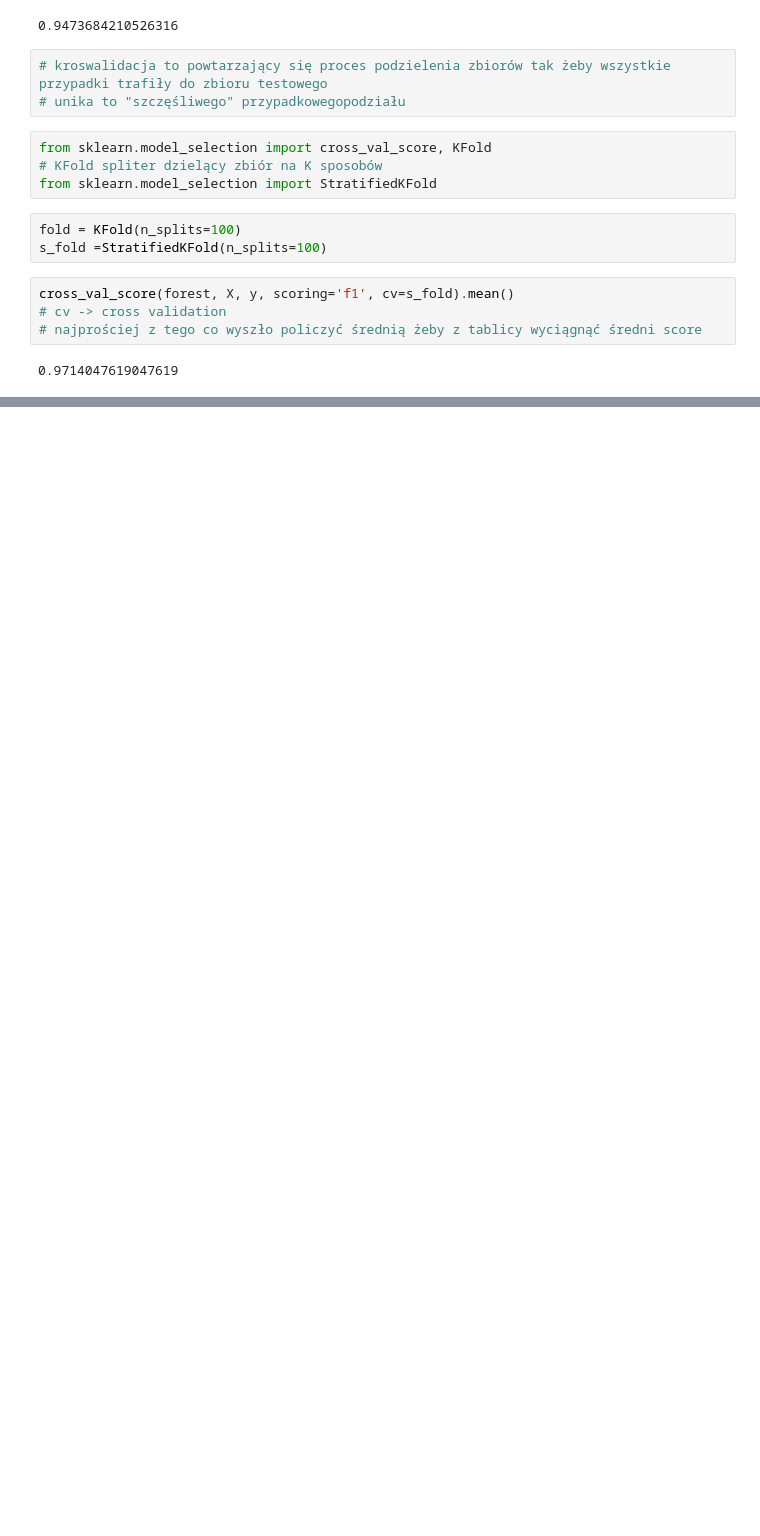
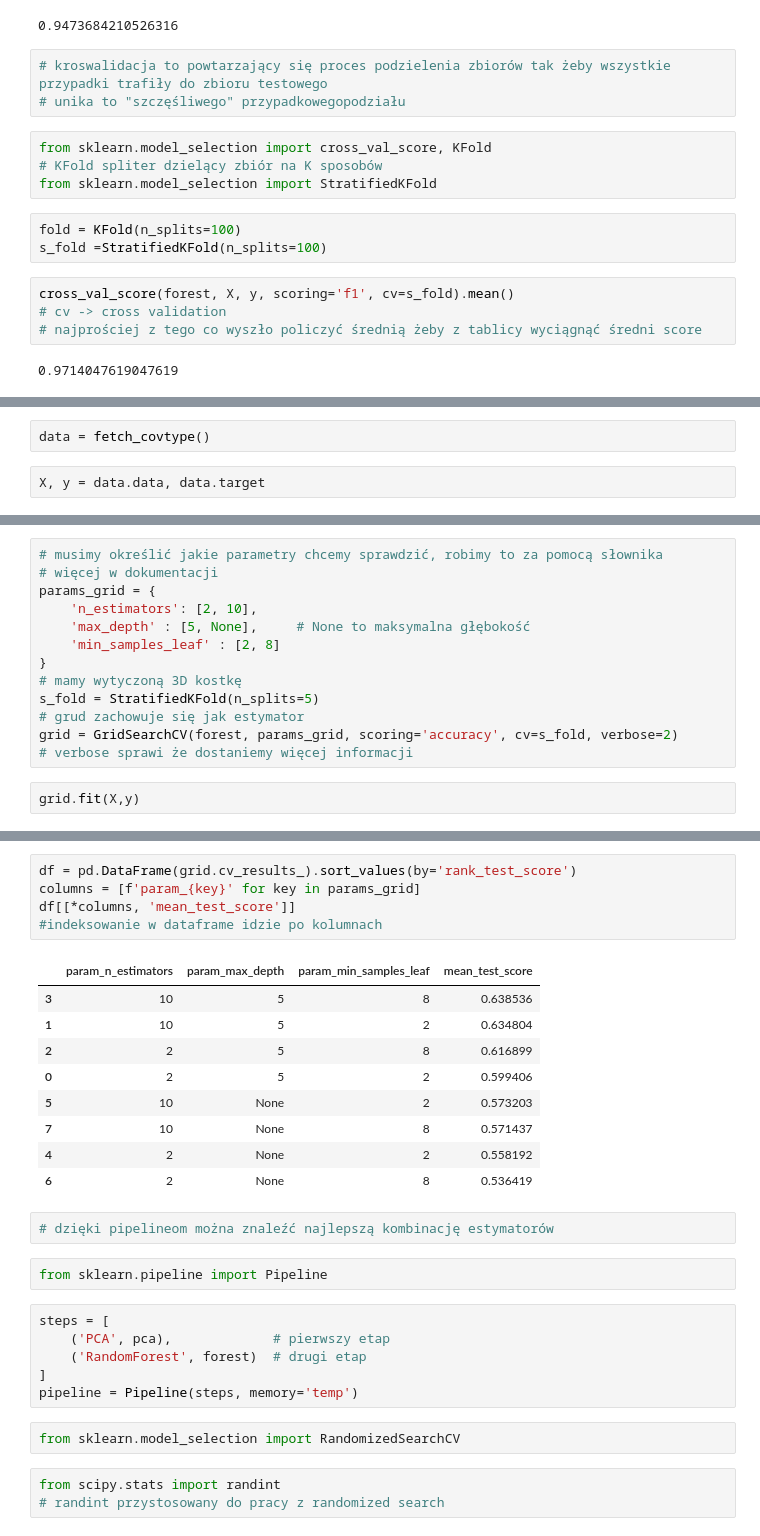
Before and after one commit to leksval/ML-Python-Notebook, a Jupyter notebook: python_course/python_course_5_scikitlearn.ipynb, the cells around one changed output, grey strips where cells are left out. Drawn from its saved outputs; the diff is of its cells as text; blank space fills up the shorter version.

```diff
--- a/python_course/python_course_5_scikitlearn.ipynb
+++ b/python_course/python_course_5_scikitlearn.ipynb
@@ -336,0 +353,4 @@ cross_val_score(forest, X, y, scoring='f1', cv=s_fold).mean()
+# %%
+data = fetch_covtype()
+# %%
+X, y = data.data, data.target
@@ -336,0 +359,15 @@ cross_val_score(forest, X, y, scoring='f1', cv=s_fold).mean()
+# %%
+# musimy określić jakie parametry chcemy sprawdzić, robimy to za pomocą słownika
+# więcej w dokumentacji
+params_grid = {
+    'n_estimators': [2, 10],
+    'max_depth' : [5, None],     # None to maksymalna głębokość
+    'min_samples_leaf' : [2, 8]
+}
+# mamy wytyczoną 3D kostkę
+s_fold = StratifiedKFold(n_splits=5)
+# grud zachowuje się jak estymator
+grid = GridSearchCV(forest, params_grid, scoring='accuracy', cv=s_fold, verbose=2)
+# verbose sprawi że dostaniemy więcej informacji
+# %%
+grid.fit(X,y)
@@ -336,0 +432,30 @@ cross_val_score(forest, X, y, scoring='f1', cv=s_fold).mean()
+# %%
+df = pd.DataFrame(grid.cv_results_).sort_values(by='rank_test_score')
+columns = [f'param_{key}' for key in params_grid]
+df[[*columns, 'mean_test_score']]
+#indeksowanie w dataframe idzie po kolumnach
+# %% [output]
+|  | param_n_estimators | param_max_depth | param_min_samples_leaf | mean_test_score |
+| 3 | 10 | 5 | 8 | 0.638536 |
+| 1 | 10 | 5 | 2 | 0.634804 |
+| 2 | 2 | 5 | 8 | 0.616899 |
+| 0 | 2 | 5 | 2 | 0.599406 |
+| 5 | 10 | None | 2 | 0.573203 |
+| 7 | 10 | None | 8 | 0.571437 |
+| 4 | 2 | None | 2 | 0.558192 |
+| 6 | 2 | None | 8 | 0.536419 |
+# %%
+# dzięki pipelineom można znaleźć najlepszą kombinację estymatorów
+# %%
+from sklearn.pipeline import Pipeline
+# %%
+steps = [
+    ('PCA', pca),             # pierwszy etap
+    ('RandomForest', forest)  # drugi etap
+]
+pipeline = Pipeline(steps, memory='temp')
+# %%
+from sklearn.model_selection import RandomizedSearchCV
+# %%
+from scipy.stats import randint
+# randint przystosowany do pracy z randomized search
```
Also changed, not shown: parts of 13 cells of this notebook.
